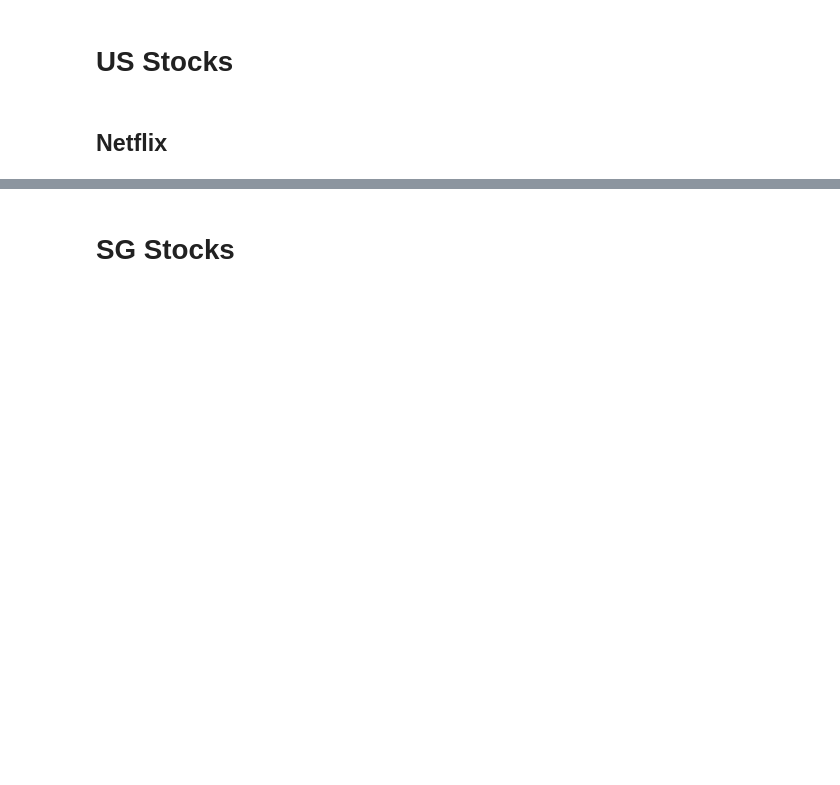
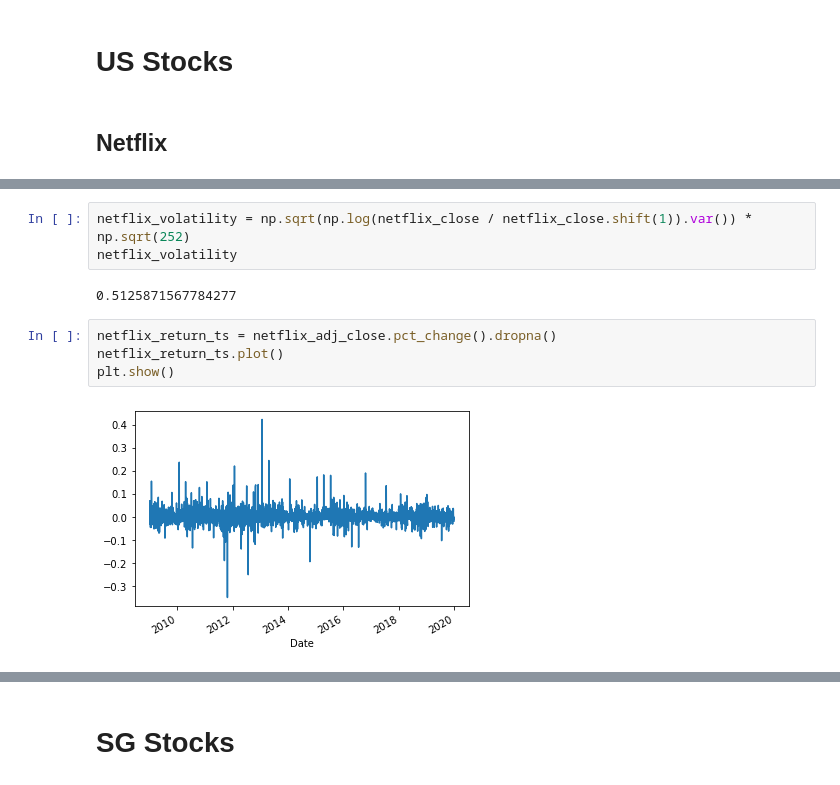
Before and after one commit to dvh549/Capital_Markets_in_China, a Jupyter notebook: playground.ipynb, the cells around one changed output, grey strips where cells are left out. Saved outputs shown, nothing was run; the diff lists cells and outputs as text; blank space fills up the shorter version.

```diff
--- a/playground.ipynb
+++ b/playground.ipynb
@@ -77,0 +106,11 @@ plt.show()
+# %%
+netflix_volatility = np.sqrt(np.log(netflix_close / netflix_close.shift(1)).var()) * np.sqrt(252)
+netflix_volatility
+# %% [output]
+0.5125871567784277
+# %%
+netflix_return_ts = netflix_adj_close.pct_change().dropna()
+netflix_return_ts.plot()
+plt.show()
+# %% [output]
+[figure, added]
```
Also changed, not shown: parts of 15 cells of this notebook.
